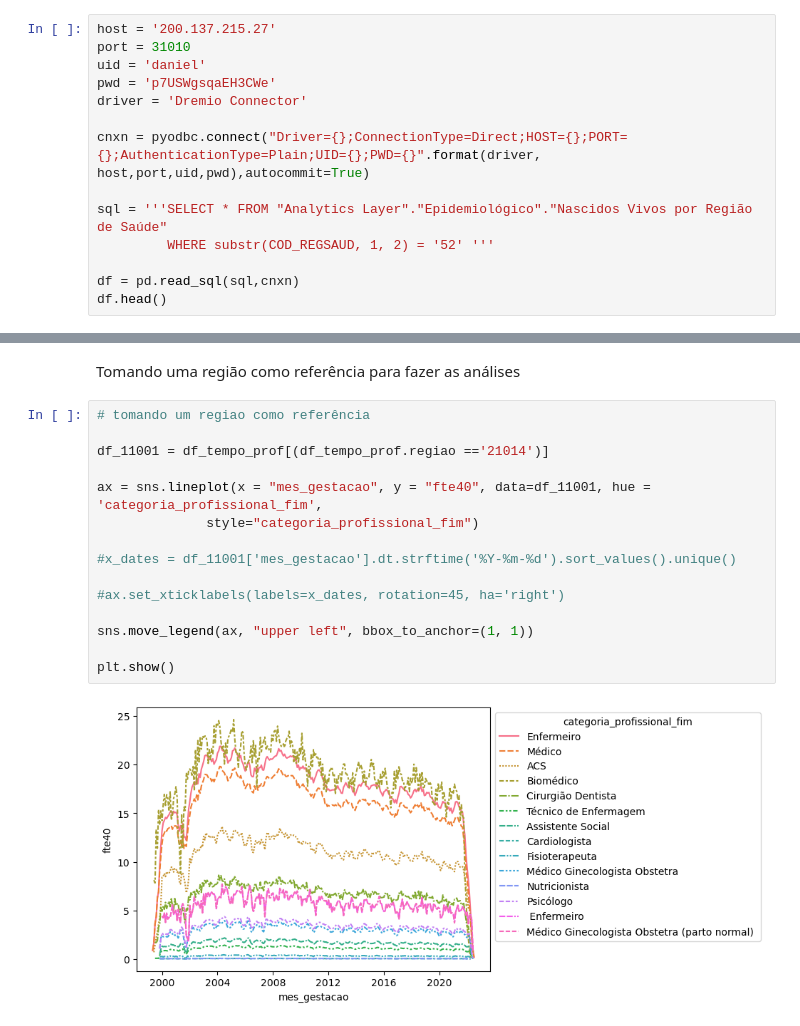
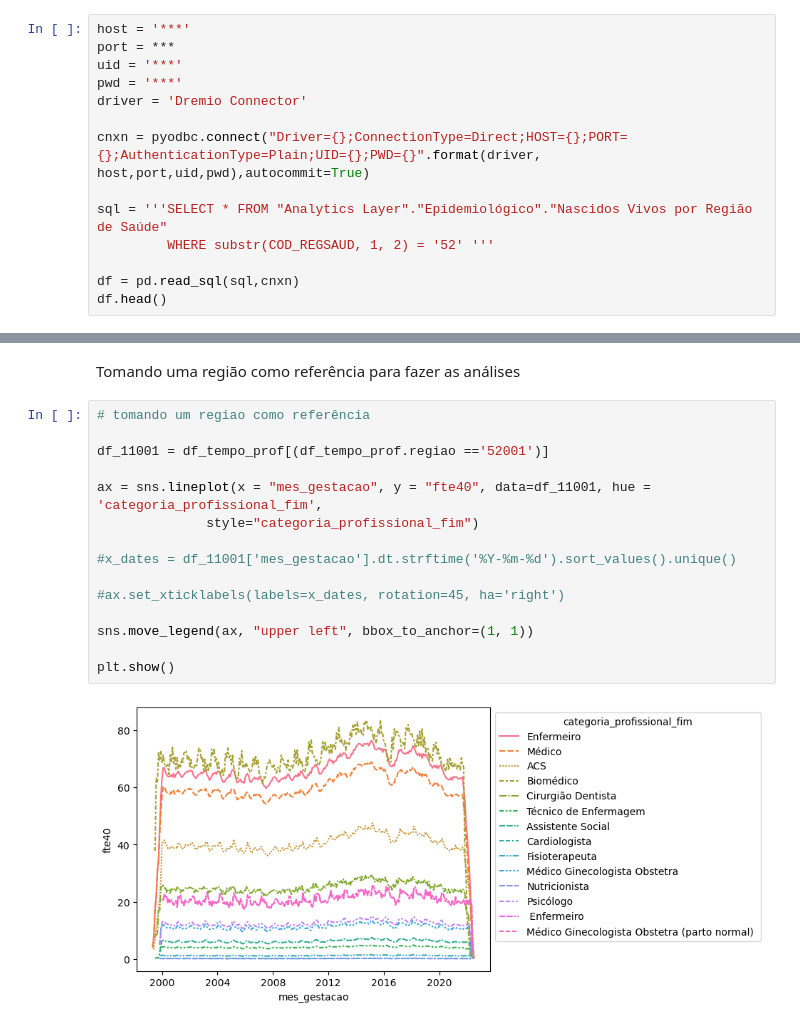
Before and after one commit to danielppagotto/dimensionamento, a Jupyter notebook: 05_Gestantes/03_profissionais/procedimentos.ipynb, the cells around one changed output, grey strips where cells are left out. Saved outputs shown, nothing was run; the diff lists cells and outputs as text.

```diff
--- a/05_Gestantes/03_profissionais/procedimentos.ipynb
+++ b/05_Gestantes/03_profissionais/procedimentos.ipynb
@@ -11,10 +11,10 @@ from datetime import datetime
 # %% [markdown]
 Vamos aplicar esse caso para regiões de saúde, pois é o escopo dos modelos que testamos
 # %%
-host = '200.137.215.27'
-port = 31010
-uid = 'daniel'
-pwd = 'p7USWgsqaEH3CWe'
+host = '***'
+port = ***
+uid = '***'
+pwd = '***'
 driver = 'Dremio Connector'
 
 cnxn = pyodbc.connect("Driver={};ConnectionType=Direct;HOST={};PORT={};AuthenticationType=Plain;UID={};PWD={}".format(driver, host,port,uid,pwd),autocommit=True)
@@ -191,17 +191,17 @@ Tomando uma região como referência para fazer as análises
 # %%
 # tomando um regiao como referência
 
-df_11001 = df_tempo_prof[(df_tempo_prof.regiao =='21014')]
+df_11001 = df_tempo_prof[(df_tempo_prof.regiao =='52001')]
 
 ax = sns.lineplot(x = "mes_gestacao", y = "fte40", data=df_11001, hue = 'categoria_profissional_fim',
               style="categoria_profissional_fim")
 
 #x_dates = df_11001['mes_gestacao'].dt.strftime('%Y-%m-%d').sort_values().unique()
 
 #ax.set_xticklabels(labels=x_dates, rotation=45, ha='right')
 
 sns.move_legend(ax, "upper left", bbox_to_anchor=(1, 1))
 
 plt.show()
 # %% [output]
-[figure, old version]
+[figure, new version]
```
Also changed, not shown: parts of 4 cells of this notebook.
